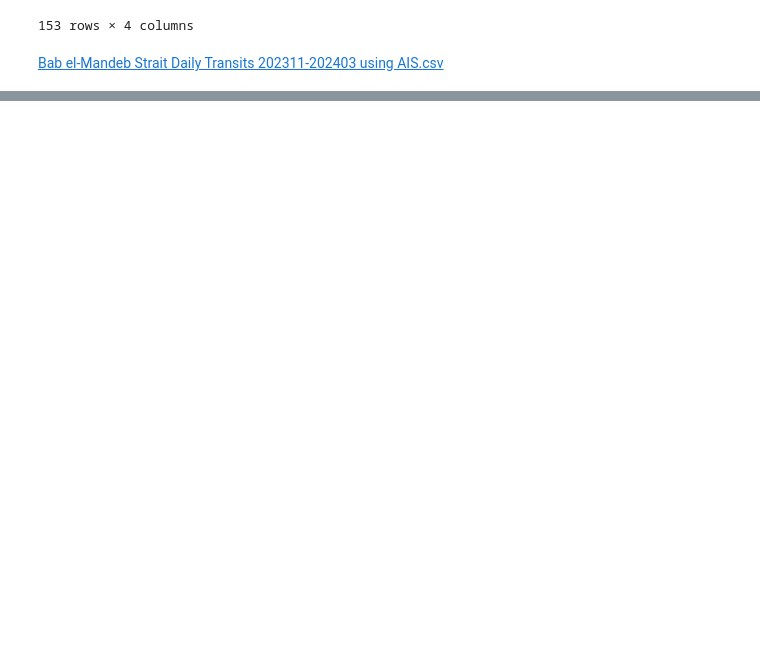
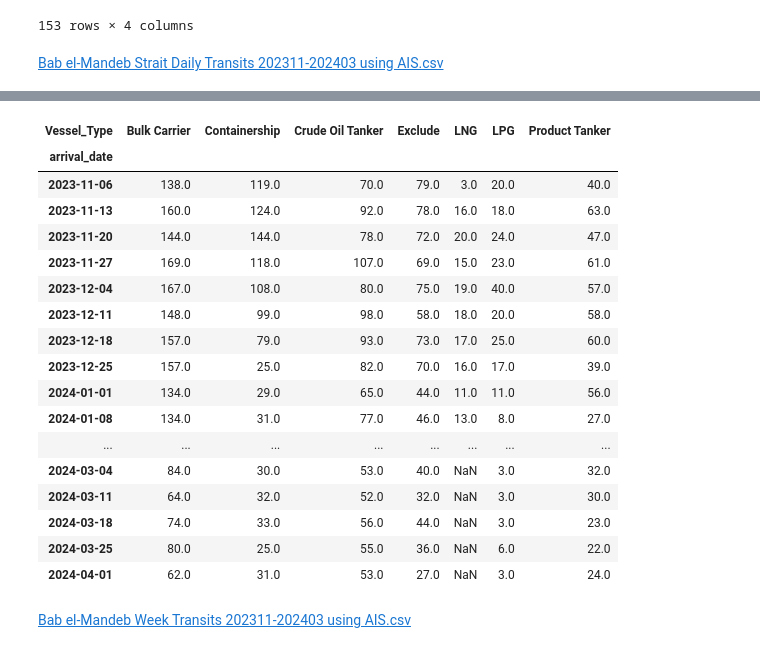
Before and after one commit to ADB-Data-Division/ais_passageways, a Jupyter notebook: notebooks/Bab el-Mandeb Strait.ipynb, the cells around one changed output, grey strips where cells are left out. Cells and saved outputs as stored; diff of their text form; code cells hidden in the pictures; blank space fills up the shorter version.

Commit message:
Bab el-mande benchmarking update

```diff
--- a/notebooks/Bab el-Mandeb Strait.ipynb
+++ b/notebooks/Bab el-Mandeb Strait.ipynb
@@ -247,3 +248,8 @@ transits_df.head()
 | 2 | 1016161 | 3 | ZHONG PENG YOU YI | A33A2CC | Dry Cargo/Passenger | Container Ship (Fully Cellular) | 2024-03-11 05:37:02 | ... |
 | 3 | 1041116 | 1 | ALPER 2 | A31A2GX | Dry Cargo/Passenger | General Cargo Ship | 2024-03-14 20:43:02 | ... |
 | 4 | 7106994 | 1 | ALMABROUKA 11 | A31A2GX | Dry Cargo/Passenger | General Cargo Ship | 2024-03-05 06:29:45 | ... |
+# %%
+#Read the vessel type mapping between IHS and SCA vessel types. Note that the mapping was done by the authors based on available information from the two sources
+request = requests.get(f"https://api.github.com/repos/cherrylchico/ais_passageways/contents/data/IHS Bab el-Mandeb Vessel Category Mapping.csv")
+mapping = pd.read_csv(StringIO(base64.b64decode(request.json()['content']).decode('utf-8')))
+mapping.head()
@@ -250,3 +263,6 @@ transits_df.head()
+# %%
+#Determine SCA vessel type to vessel transits
+transits_df["Vessel_Type"] = transits_df['StatCode5'].map(mapping.set_index("StatCode5")["Vessel Type"])
 # %% [markdown]
 # 5. Statistics
 # %% [markdown]
@@ -317,0 +358,29 @@ Bab el-Mandeb Strait Daily Transits 202311-202403 using AIS.csv
+# %%
+transits_stats = \
+transits_df.pivot_table(index=pd.Grouper(key="arrival_date", freq="W-MON"),
+                        columns="Vessel_Type",
+                        aggfunc="size")
+transits_stats
+# %% [output]
+| Vessel_Type | Bulk Carrier | Containership | Crude Oil Tanker | Exclude | LNG | LPG | Product Tanker |
+| arrival_date |  |  |  |  |  |  |  |
+| 2023-11-06 | 138.0 | 119.0 | 70.0 | 79.0 | 3.0 | 20.0 | 40.0 |
+| 2023-11-13 | 160.0 | 124.0 | 92.0 | 78.0 | 16.0 | 18.0 | 63.0 |
+| 2023-11-20 | 144.0 | 144.0 | 78.0 | 72.0 | 20.0 | 24.0 | 47.0 |
+| 2023-11-27 | 169.0 | 118.0 | 107.0 | 69.0 | 15.0 | 23.0 | 61.0 |
+| 2023-12-04 | 167.0 | 108.0 | 80.0 | 75.0 | 19.0 | 40.0 | 57.0 |
+| 2023-12-11 | 148.0 | 99.0 | 98.0 | 58.0 | 18.0 | 20.0 | 58.0 |
+| 2023-12-18 | 157.0 | 79.0 | 93.0 | 73.0 | 17.0 | 25.0 | 60.0 |
+| 2023-12-25 | 157.0 | 25.0 | 82.0 | 70.0 | 16.0 | 17.0 | 39.0 |
+| 2024-01-01 | 134.0 | 29.0 | 65.0 | 44.0 | 11.0 | 11.0 | 56.0 |
+| 2024-01-08 | 134.0 | 31.0 | 77.0 | 46.0 | 13.0 | 8.0 | 27.0 |
+| ... | ... | ... | ... | ... | ... | ... | ... |
+| 2024-03-04 | 84.0 | 30.0 | 53.0 | 40.0 | NaN | 3.0 | 32.0 |
+| 2024-03-11 | 64.0 | 32.0 | 52.0 | 32.0 | NaN | 3.0 | 30.0 |
+| 2024-03-18 | 74.0 | 33.0 | 56.0 | 44.0 | NaN | 3.0 | 23.0 |
+| 2024-03-25 | 80.0 | 25.0 | 55.0 | 36.0 | NaN | 6.0 | 22.0 |
+| 2024-04-01 | 62.0 | 31.0 | 53.0 | 27.0 | NaN | 3.0 | 24.0 |
+# %%
+af.create_download_link(transits_stats, "Bab el-Mandeb Week Transits 202311-202403 using AIS.csv",  "Bab el-Mandeb Week Transits 202311-202403 using AIS.csv")
+# %% [output]
+Bab el-Mandeb Week Transits 202311-202403 using AIS.csv
```
Also changed, not shown: parts of 4 cells of this notebook, 1 other file.
